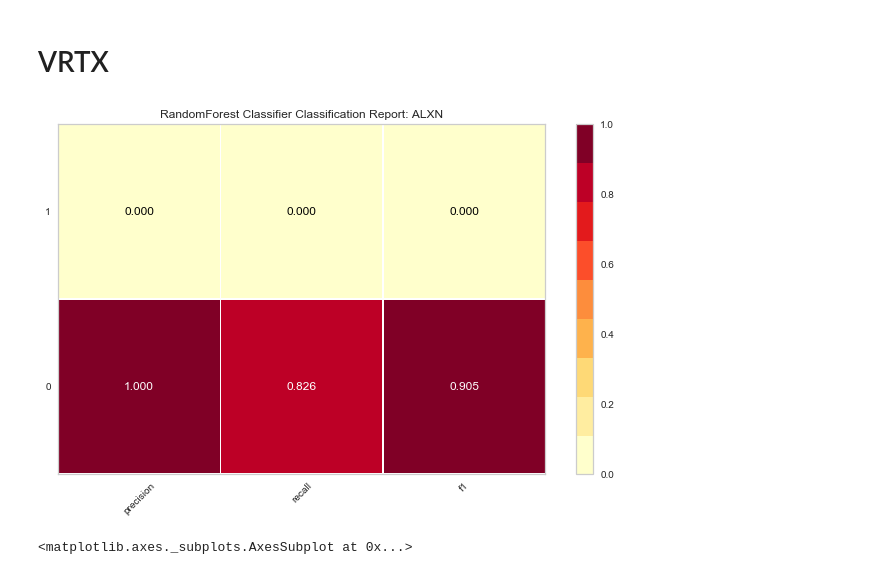
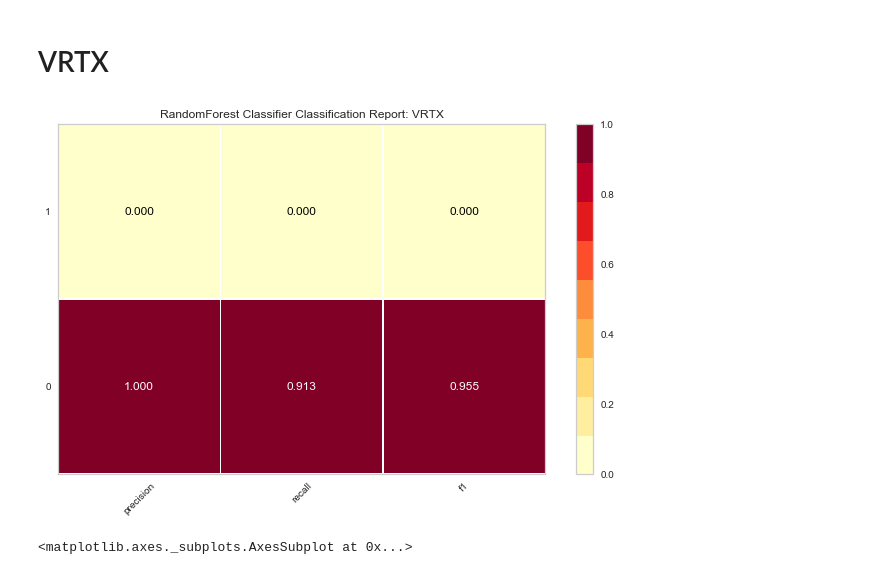
Before and after one commit to georgetown-analytics/Economic-Events, a Jupyter notebook: python/Alternative feature and model selectionevaluation.ipynb, the cells around one changed output. Cells and saved outputs as stored; diff of their text form; code cells hidden in the pictures.

```diff
--- a/python/Alternative feature and model selectionevaluation.ipynb
+++ b/python/Alternative feature and model selectionevaluation.ipynb
@@ -1381,10 +1380,10 @@ y_test_vrtx = vrtx_test6["target"]
 # %%
 #for sixth window only
 model = RandomForestClassifier(n_estimators=10)
 model.fit(X_train_vrtx,y_train_vrtx)
-viz = ClassificationReport(model, is_fitted=True, title="RandomForest Classifier Classification Report: ALXN")
+viz = ClassificationReport(model, is_fitted=True, title="RandomForest Classifier Classification Report: VRTX")
 viz.score(X_test_vrtx, y_test_vrtx)
 viz.show()
 # %% [output]
-[figure, old version]
+[figure, new version]
 <matplotlib.axes._subplots.AxesSubplot at 0x...>
```
Also changed, not shown: parts of 20 cells of this notebook, 1 other file.
